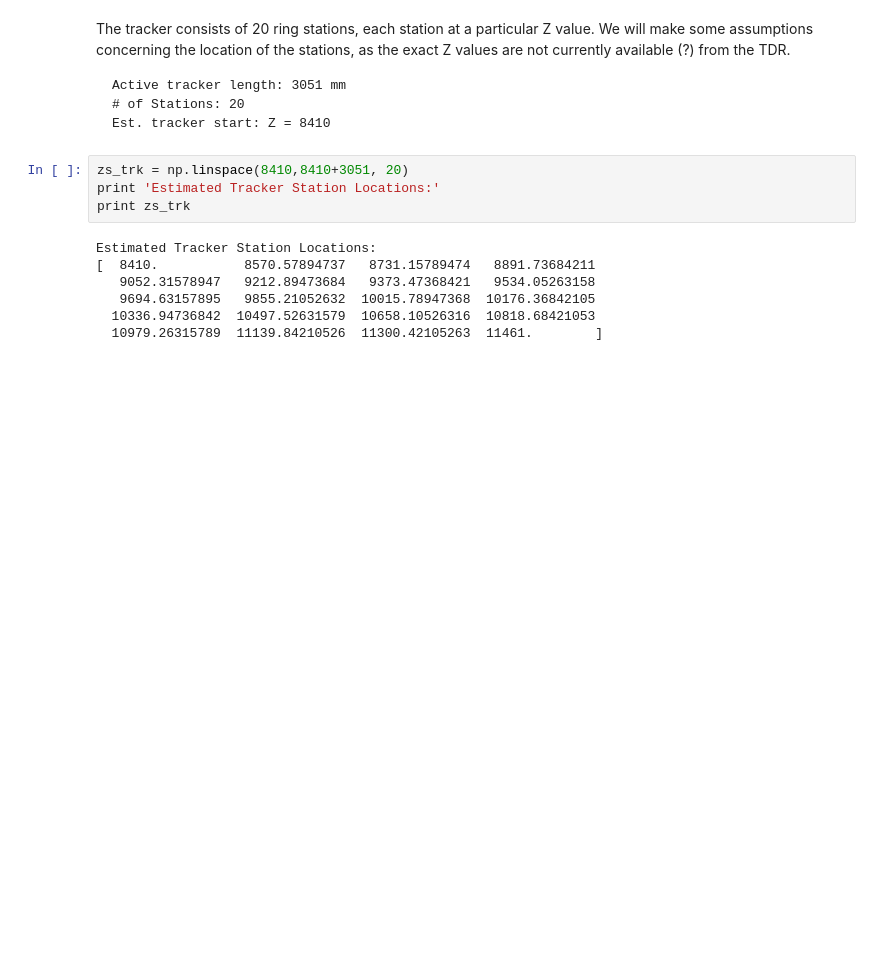
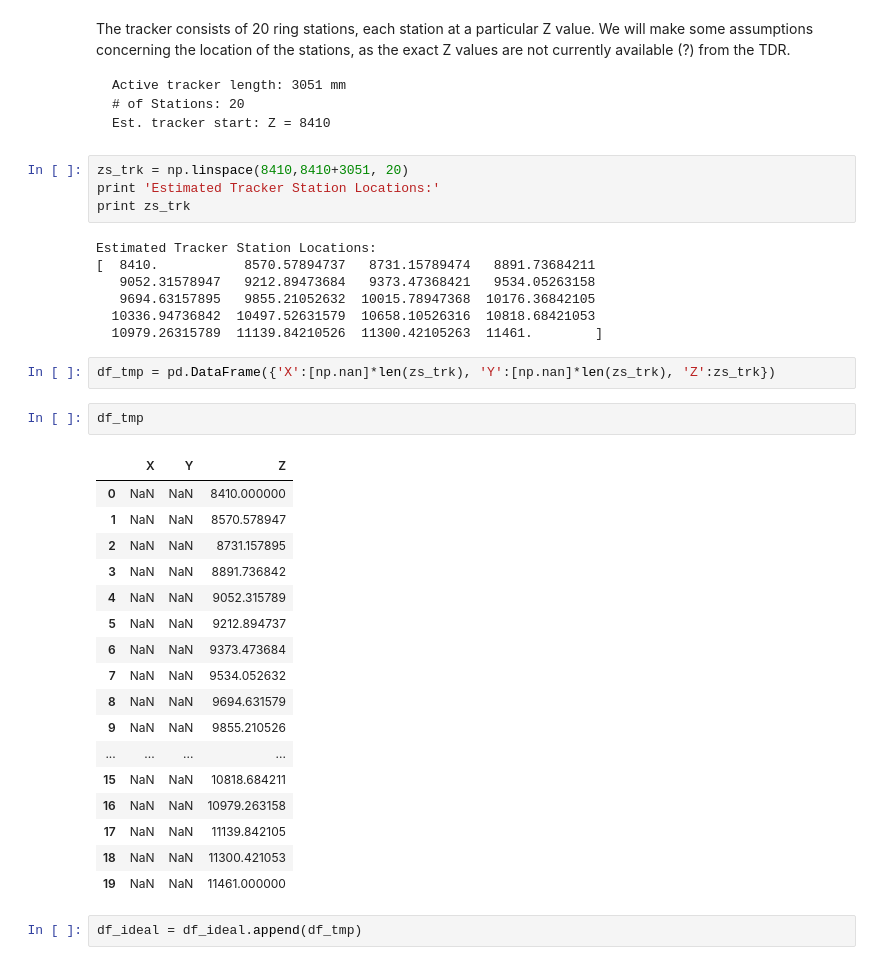
Before and after one commit to pollackscience/Mu2E, a Jupyter notebook: scripts/electron_swim.ipynb, the cells around one changed output. Drawn from its saved outputs; the diff is of its cells as text; blank space fills up the shorter version.

```diff
--- a/scripts/electron_swim.ipynb
+++ b/scripts/electron_swim.ipynb
@@ -176,3 +73,27 @@ Estimated Tracker Station Locations:
    9694.63157895   9855.21052632  10015.78947368  10176.36842105
   10336.94736842  10497.52631579  10658.10526316  10818.68421053
   10979.26315789  11139.84210526  11300.42105263  11461.        ]
+# %%
+df_tmp = pd.DataFrame({'X':[np.nan]*len(zs_trk), 'Y':[np.nan]*len(zs_trk), 'Z':zs_trk})
+# %%
+df_tmp
+# %% [output]
+|  | X | Y | Z |
+| 0 | NaN | NaN | 8410.000000 |
+| 1 | NaN | NaN | 8570.578947 |
+| 2 | NaN | NaN | 8731.157895 |
+| 3 | NaN | NaN | 8891.736842 |
+| 4 | NaN | NaN | 9052.315789 |
+| 5 | NaN | NaN | 9212.894737 |
+| 6 | NaN | NaN | 9373.473684 |
+| 7 | NaN | NaN | 9534.052632 |
+| 8 | NaN | NaN | 9694.631579 |
+| 9 | NaN | NaN | 9855.210526 |
+| ... | ... | ... | ... |
+| 15 | NaN | NaN | 10818.684211 |
+| 16 | NaN | NaN | 10979.263158 |
+| 17 | NaN | NaN | 11139.842105 |
+| 18 | NaN | NaN | 11300.421053 |
+| 19 | NaN | NaN | 11461.000000 |
+# %%
+df_ideal = df_ideal.append(df_tmp)
```
Also changed, not shown: parts of 18 cells of this notebook, 1 other file.
